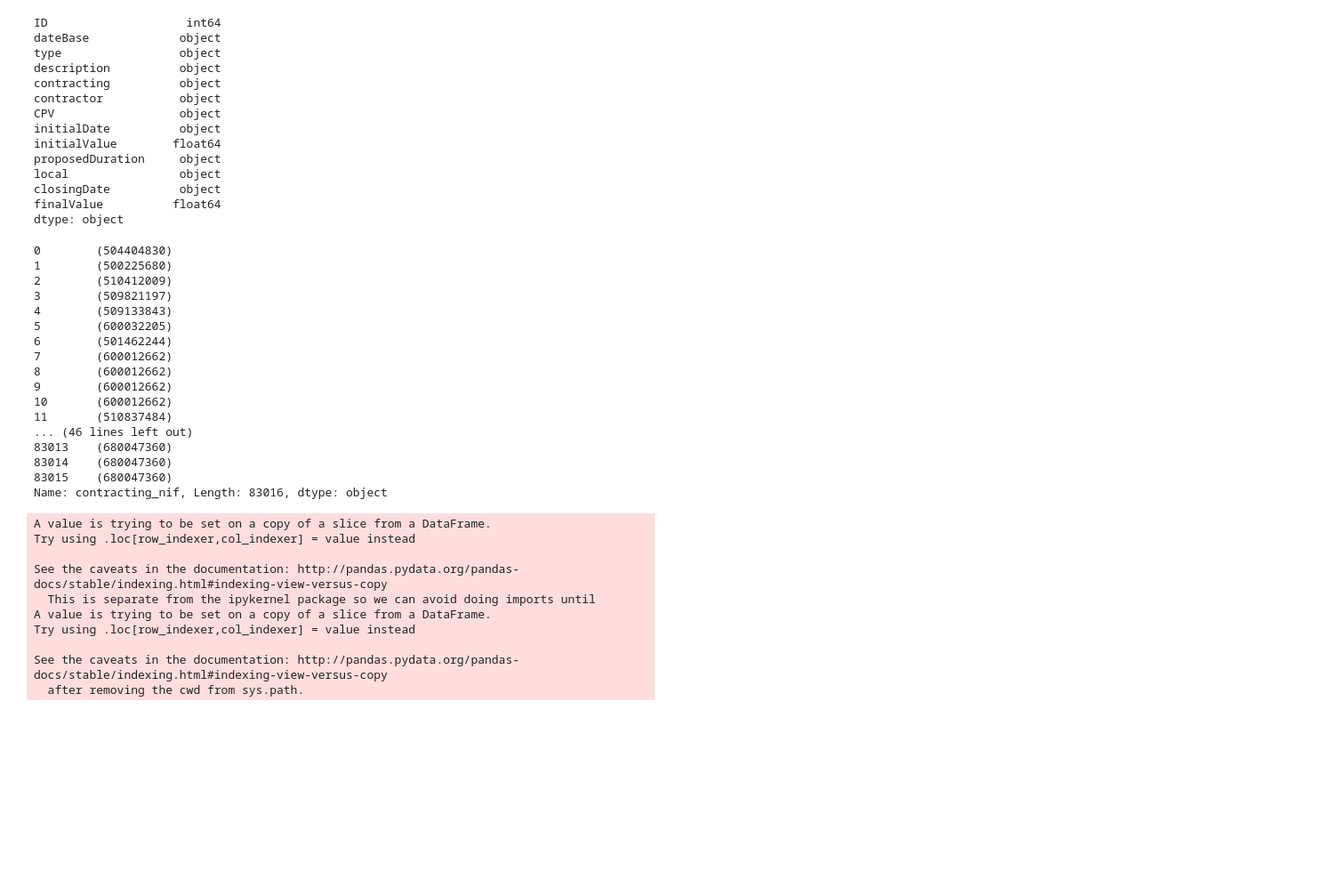
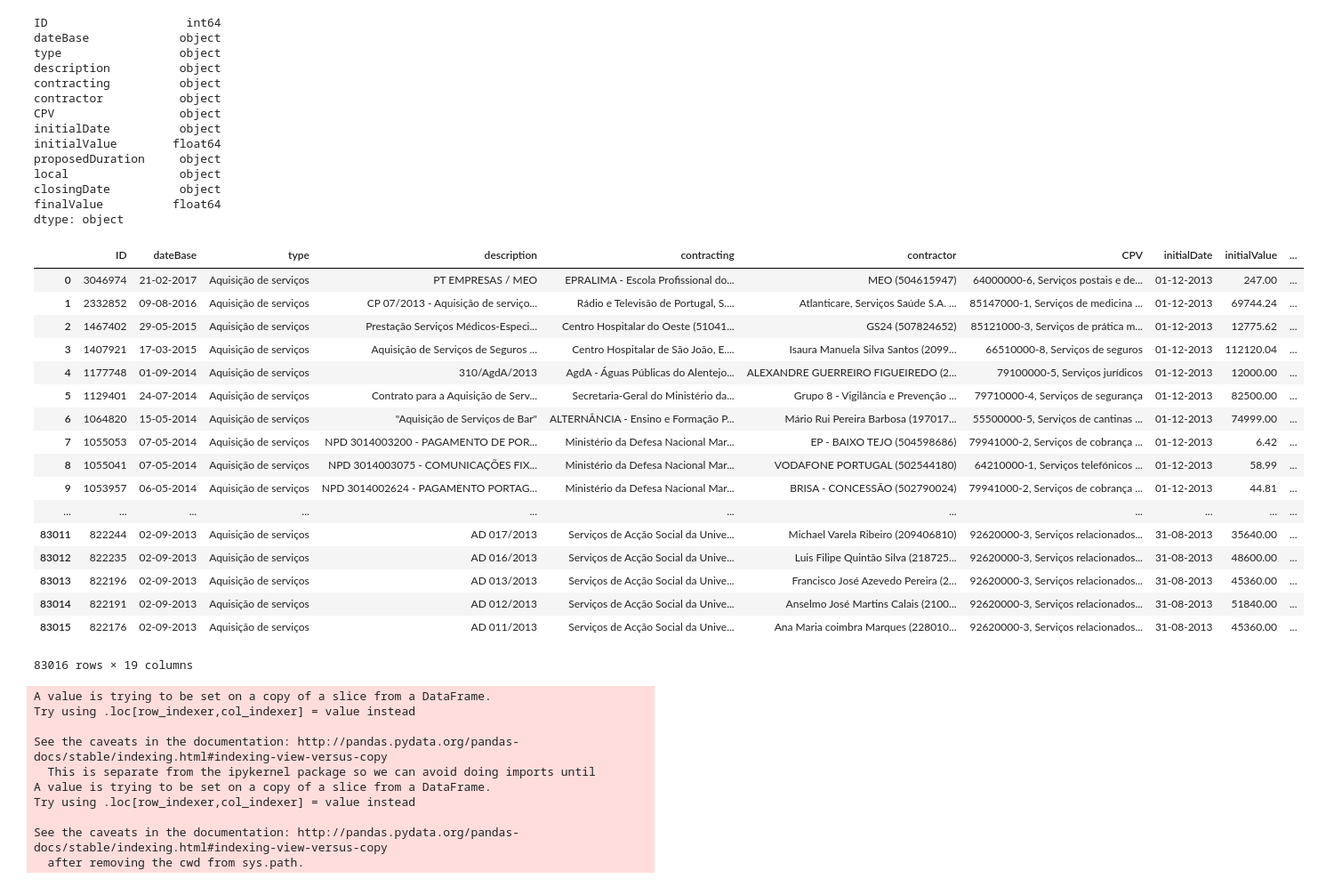
Before and after one commit to RodolfoLSS/Portuguese_Procurements, a Jupyter notebook: H7.20180088.ipynb, the cells around one changed output. Shown: that part at 89% size. Drawn from its saved outputs; the diff is of its cells as text; code cells hidden in the pictures; blank space fills up the shorter version.

```diff
--- a/H7.20180088.ipynb
+++ b/H7.20180088.ipynb
@@ -96,25 +96,26 @@ proc['contracting_nif'] = proc['contracting'].map(lambda x: str(x)[-11:])
 proc['contractor_name'] = proc['contractor'].map(lambda x: str(x)[:-11])
 proc['contractor_nif'] = proc['contractor'].map(lambda x: str(x)[-11:])
 # %%
-proc.contracting_nif
+proc
 # %% [output]
+|  | ID | dateBase | type | description | contracting | contractor | CPV | initialDate | initialValue | ... |
+| 0 | 3046974 | 21-02-2017 | Aquisição de serviços | PT EMPRESAS / MEO | EPRALIMA - Escola Profissional do... | MEO (504615947) | 64000000-6, Serviços postais e de... | 01-12-2013 | 247.00 | ... |
+| 1 | 2332852 | 09-08-2016 | Aquisição de serviços | CP 07/2013 - Aquisição de serviço... | Rádio e Televisão de Portugal, S.... | Atlanticare, Serviços Saúde S.A. ... | 85147000-1, Serviços de medicina ... | 01-12-2013 | 69744.24 | ... |
+| 2 | 1467402 | 29-05-2015 | Aquisição de serviços | Prestação Serviços Médicos-Especi... | Centro Hospitalar do Oeste (51041... | GS24 (507824652) | 85121000-3, Serviços de prática m... | 01-12-2013 | 12775.62 | ... |
+| 3 | 1407921 | 17-03-2015 | Aquisição de serviços | Aquisição de Serviços de Seguros ... | Centro Hospitalar de São João, E.... | Isaura Manuela Silva Santos (2099... | 66510000-8, Serviços de seguros | 01-12-2013 | 112120.04 | ... |
+| 4 | 1177748 | 01-09-2014 | Aquisição de serviços | 310/AgdA/2013 | AgdA - Águas Públicas do Alentejo... | ALEXANDRE GUERREIRO FIGUEIREDO (2... | 79100000-5, Serviços jurídicos | 01-12-2013 | 12000.00 | ... |
+| 5 | 1129401 | 24-07-2014 | Aquisição de serviços | Contrato para a Aquisição de Serv... | Secretaria-Geral do Ministério da... | Grupo 8 - Vigilância e Prevenção ... | 79710000-4, Serviços de segurança | 01-12-2013 | 82500.00 | ... |
+| 6 | 1064820 | 15-05-2014 | Aquisição de serviços | "Aquisição de Serviços de Bar" | ALTERNÂNCIA - Ensino e Formação P... | Mário Rui Pereira Barbosa (197017... | 55500000-5, Serviços de cantinas ... | 01-12-2013 | 74999.00 | ... |
+| 7 | 1055053 | 07-05-2014 | Aquisição de serviços | NPD 3014003200 - PAGAMENTO DE POR... | Ministério da Defesa Nacional Mar... | EP - BAIXO TEJO (504598686) | 79941000-2, Serviços de cobrança ... | 01-12-2013 | 6.42 | ... |
+| 8 | 1055041 | 07-05-2014 | Aquisição de serviços | NPD 3014003075 - COMUNICAÇÕES FIX... | Ministério da Defesa Nacional Mar... | VODAFONE PORTUGAL (502544180) | 64210000-1, Serviços telefónicos ... | 01-12-2013 | 58.99 | ... |
+| 9 | 1053957 | 06-05-2014 | Aquisição de serviços | NPD 3014002624 - PAGAMENTO PORTAG... | Ministério da Defesa Nacional Mar... | BRISA - CONCESSÃO (502790024) | 79941000-2, Serviços de cobrança ... | 01-12-2013 | 44.81 | ... |
+| ... | ... | ... | ... | ... | ... | ... | ... | ... | ... | ... |
+| 83011 | 822244 | 02-09-2013 | Aquisição de serviços | AD 017/2013 | Serviços de Acção Social da Unive... | Michael Varela Ribeiro (209406810) | 92620000-3, Serviços relacionados... | 31-08-2013 | 35640.00 | ... |
+| 83012 | 822235 | 02-09-2013 | Aquisição de serviços | AD 016/2013 | Serviços de Acção Social da Unive... | Luis Filipe Quintão Silva (218725... | 92620000-3, Serviços relacionados... | 31-08-2013 | 48600.00 | ... |
+| 83013 | 822196 | 02-09-2013 | Aquisição de serviços | AD 013/2013 | Serviços de Acção Social da Unive... | Francisco José Azevedo Pereira (2... | 92620000-3, Serviços relacionados... | 31-08-2013 | 45360.00 | ... |
+| 83014 | 822191 | 02-09-2013 | Aquisição de serviços | AD 012/2013 | Serviços de Acção Social da Unive... | Anselmo José Martins Calais (2100... | 92620000-3, Serviços relacionados... | 31-08-2013 | 51840.00 | ... |
+| 83015 | 822176 | 02-09-2013 | Aquisição de serviços | AD 011/2013 | Serviços de Acção Social da Unive... | Ana Maria coimbra Marques (228010... | 92620000-3, Serviços relacionados... | 31-08-2013 | 45360.00 | ... |
-0        (504404830)
-1        (500225680)
-2        (510412009)
-3        (509821197)
-4        (509133843)
-5        (600032205)
-6        (501462244)
-7        (600012662)
-8        (600012662)
-9        (600012662)
-10       (600012662)
-11       (510837484)
-... (46 lines left out)
-83013    (680047360)
-83014    (680047360)
-83015    (680047360)
-Name: contracting_nif, Length: 83016, dtype: object
+83016 rows × 19 columns
 # %%
 municipalProc = proc.loc[proc['contracting_name'].str.contains("^Município d|^Municipio d")]
 # Create a column with the municipalities
```
Also changed, not shown: parts of 7 cells of this notebook, 1 other file.
